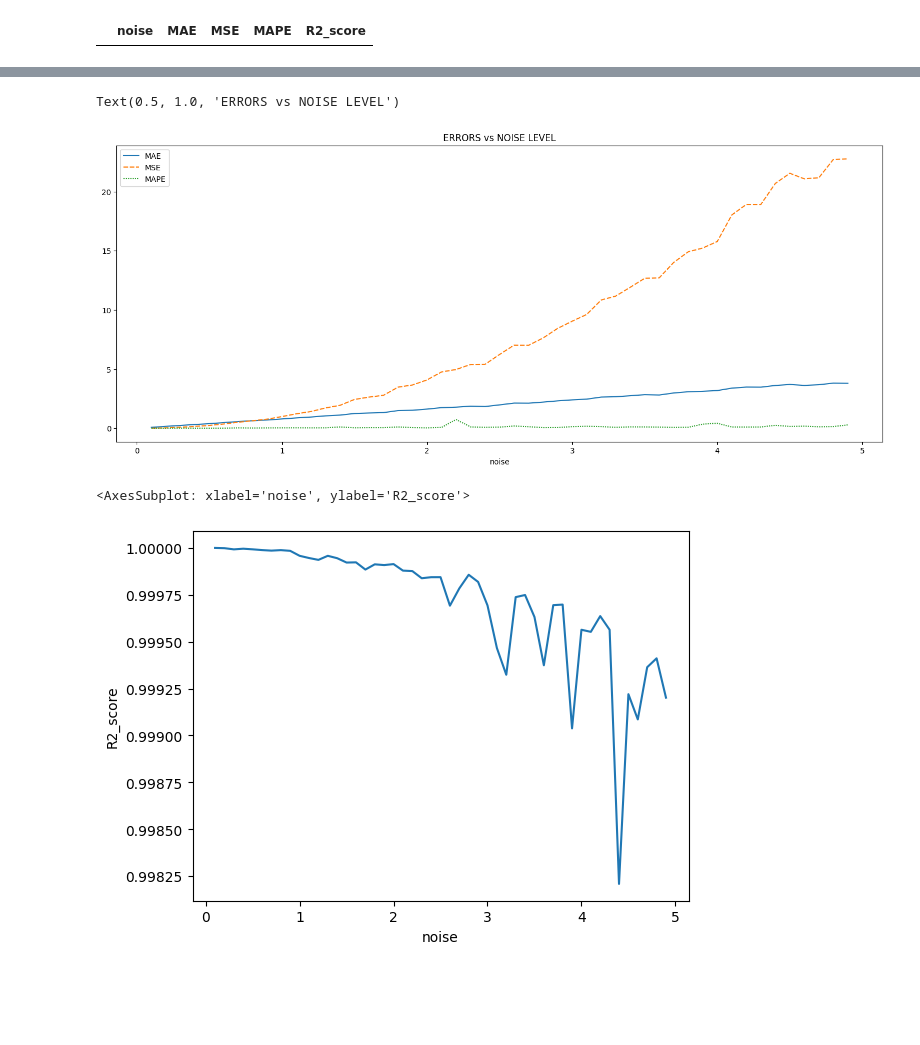
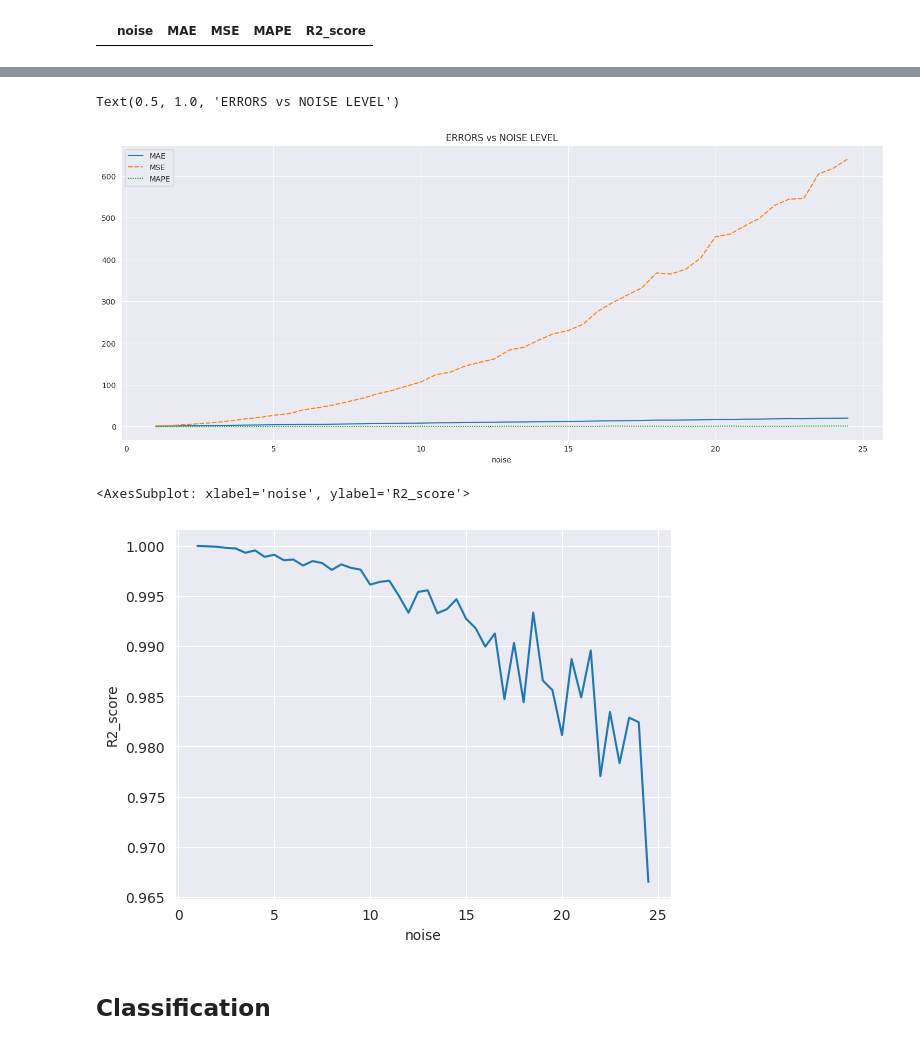
Before and after one commit to AnatolyAdamovich/ML-seminars, a Jupyter notebook: metrics/comparsion.ipynb, the cells around one changed output, grey strips where cells are left out. Drawn from its saved outputs; the diff is of its cells as text; code cells hidden in the pictures; blank space fills up the shorter version.

```diff
--- a/metrics/comparsion.ipynb
+++ b/metrics/comparsion.ipynb
@@ -17,7 +17,7 @@ from sklearn.linear_model import LinearRegression
 from sklearn.metrics import mean_squared_error, mean_absolute_error, median_absolute_error, mean_absolute_percentage_error, r2_score
 # %%
 # models for comparison
-linear_model = LinearRegression()
+linear_model = Ridge()
 
 cols=['noise', 'MAE', 'MSE', 'MAPE', 'R2_score']
 metrics = pd.DataFrame(columns=cols)
@@ -25,9 +25,9 @@ metrics
 # %% [output]
 |  | noise | MAE | MSE | MAPE | R2_score |
 # %%
-for noise in np.arange(0.1, 5, 0.1):
+for noise in np.arange(1, 25, 0.5):
     # data
-    x, y = make_regression(n_samples=10000, n_features=100, noise=noise)
+    x, y = make_regression(n_samples=10000, n_features=500, noise=noise)
     x_train, x_test, y_train, y_test = train_test_split(x, y)
 
     # training
@@ -78,9 +78,12 @@ sns.lineplot(data=metrics[['MAE', 'MSE', 'MAPE']])
 plt.title('ERRORS vs NOISE LEVEL')
 # %% [output]
 Text(0.5, 1.0, 'ERRORS vs NOISE LEVEL')
-[figure, old version]
+[figure, new version]
 # %%
+plt.figure(figsize=(13, 5))
 sns.lineplot(data=metrics['R2_score'])
 # %% [output]
 <AxesSubplot: xlabel='noise', ylabel='R2_score'>
-[figure, old version]
+[figure, new version]
+# %% [markdown]
+## Classification
```
Also changed, not shown: parts of 8 cells of this notebook.
